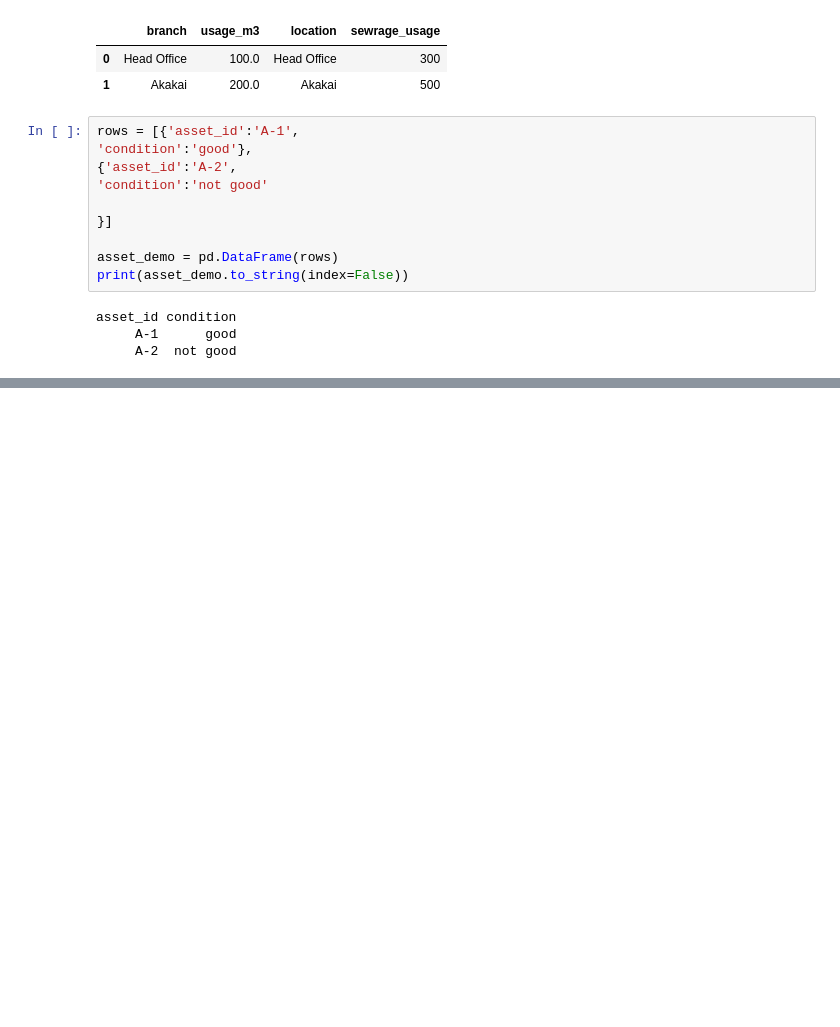
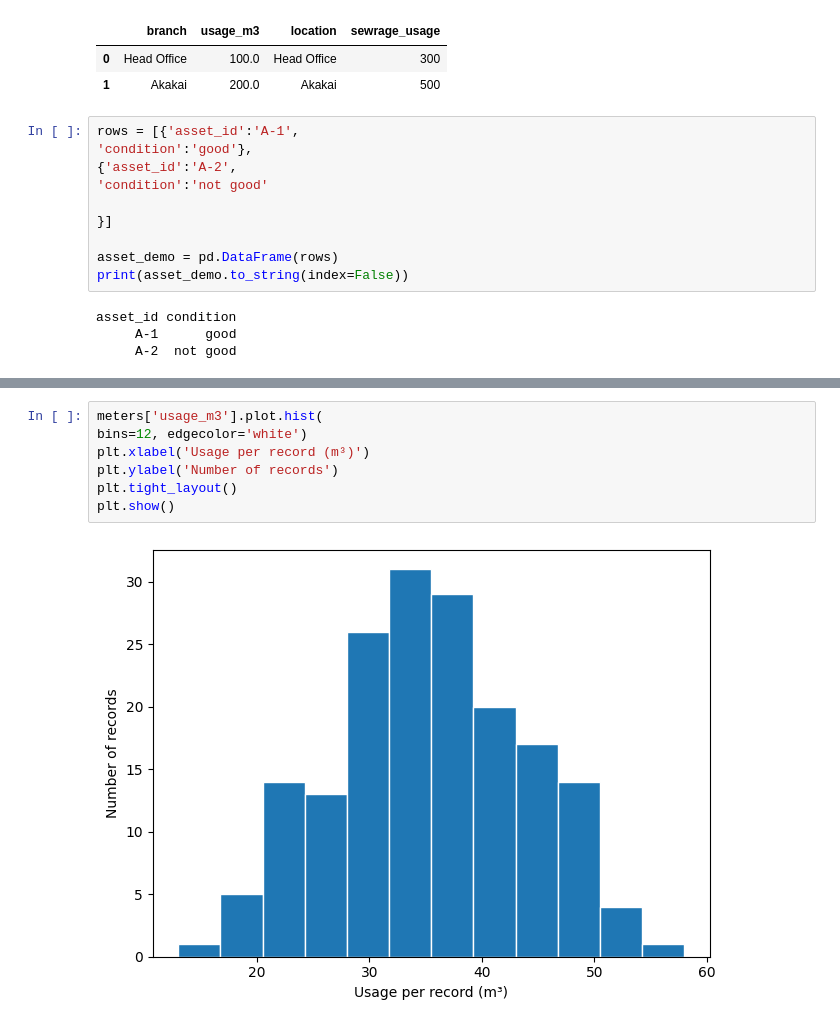
Before and after one commit to dagmawi77/python_aau_training, a Jupyter notebook: pandasnumpy.ipynb, the cells around one changed output, grey strips where cells are left out. Cells and saved outputs as stored; diff of their text form; blank space fills up the shorter version.

```diff
--- a/pandasnumpy.ipynb
+++ b/pandasnumpy.ipynb
@@ -123,0 +247,9 @@ dtype('int64')
+# %%
+meters['usage_m3'].plot.hist(
+bins=12, edgecolor='white')
+plt.xlabel('Usage per record (m³)')
+plt.ylabel('Number of records')
+plt.tight_layout()
+plt.show()
+# %% [output]
+[figure, added]
```
Also changed, not shown: parts of 13 cells of this notebook, 9 other files.
